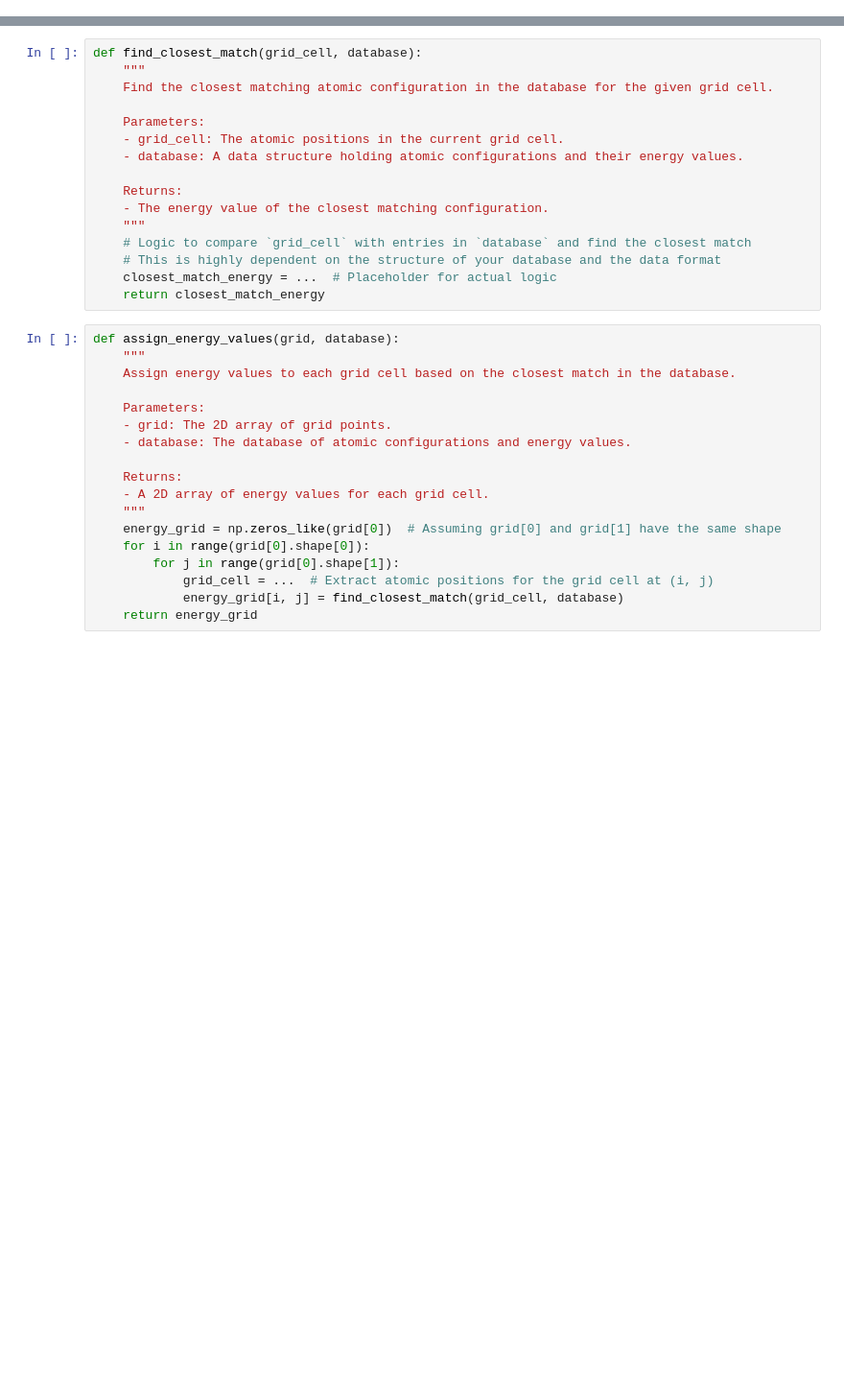
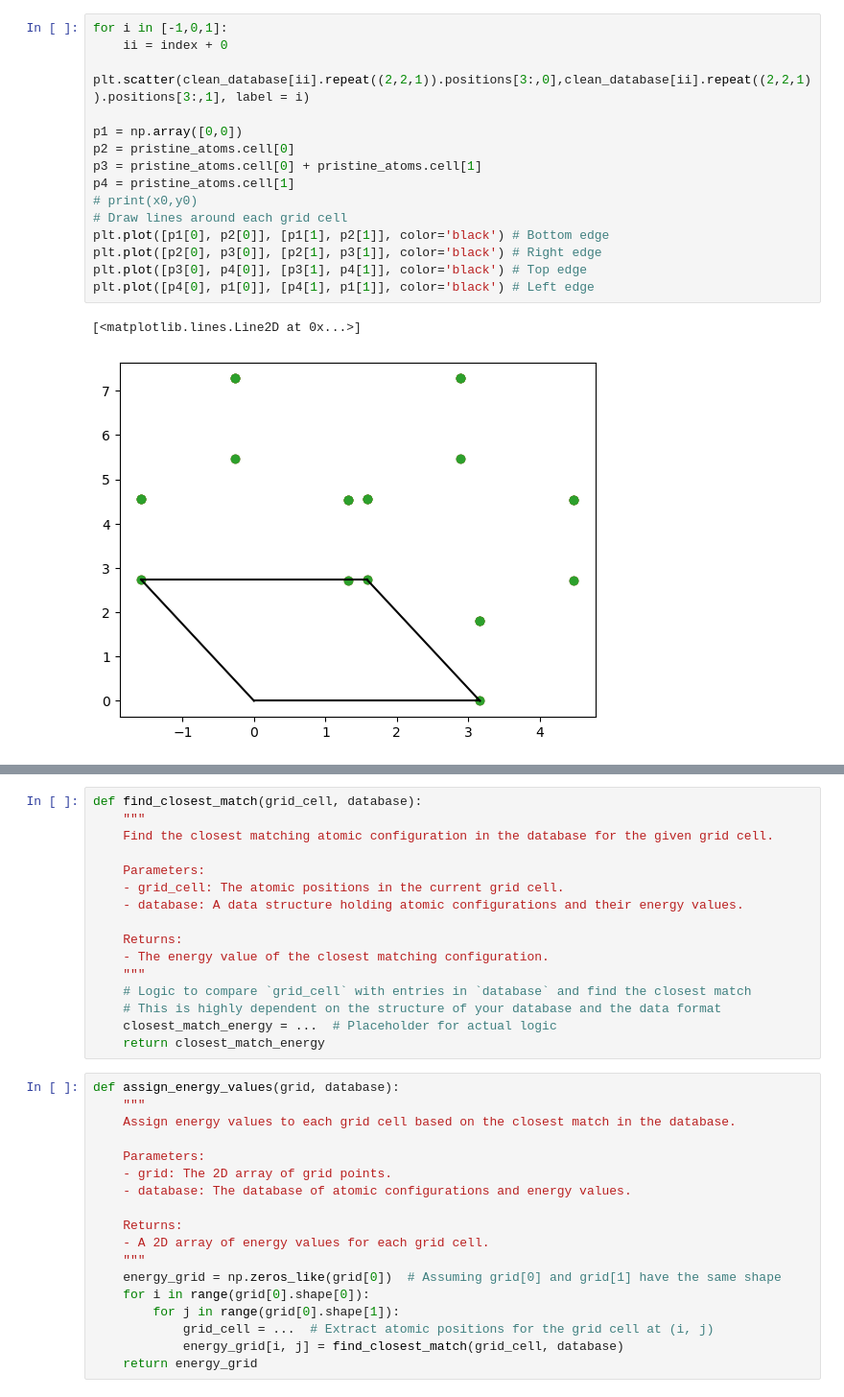
Before and after one commit to jdgeorga/scf_comparison, a Jupyter notebook: scratch/moire/moire_chunking.ipynb, the cells around one changed output, grey strips where cells are left out. Shown: that part at 96% size. Cells and saved outputs as stored; diff of their text form; blank space fills up the shorter version.

```diff
--- a/scratch/moire/moire_chunking.ipynb
+++ b/scratch/moire/moire_chunking.ipynb
@@ -103,0 +289,18 @@ plt.axis('scaled')
+# %%
+for i in [-1,0,1]:
+    ii = index + 0
+    plt.scatter(clean_database[ii].repeat((2,2,1)).positions[3:,0],clean_database[ii].repeat((2,2,1)).positions[3:,1], label = i)
+
+p1 = np.array([0,0])
+p2 = pristine_atoms.cell[0]
+p3 = pristine_atoms.cell[0] + pristine_atoms.cell[1]
+p4 = pristine_atoms.cell[1]
+# print(x0,y0)
+# Draw lines around each grid cell
+plt.plot([p1[0], p2[0]], [p1[1], p2[1]], color='black') # Bottom edge
+plt.plot([p2[0], p3[0]], [p2[1], p3[1]], color='black') # Right edge
+plt.plot([p3[0], p4[0]], [p3[1], p4[1]], color='black') # Top edge
+plt.plot([p4[0], p1[0]], [p4[1], p1[1]], color='black') # Left edge
+# %% [output]
+[<matplotlib.lines.Line2D at 0x...>]
+[figure, added]
```
Also changed, not shown: parts of 20 cells of this notebook, 6 other files.
